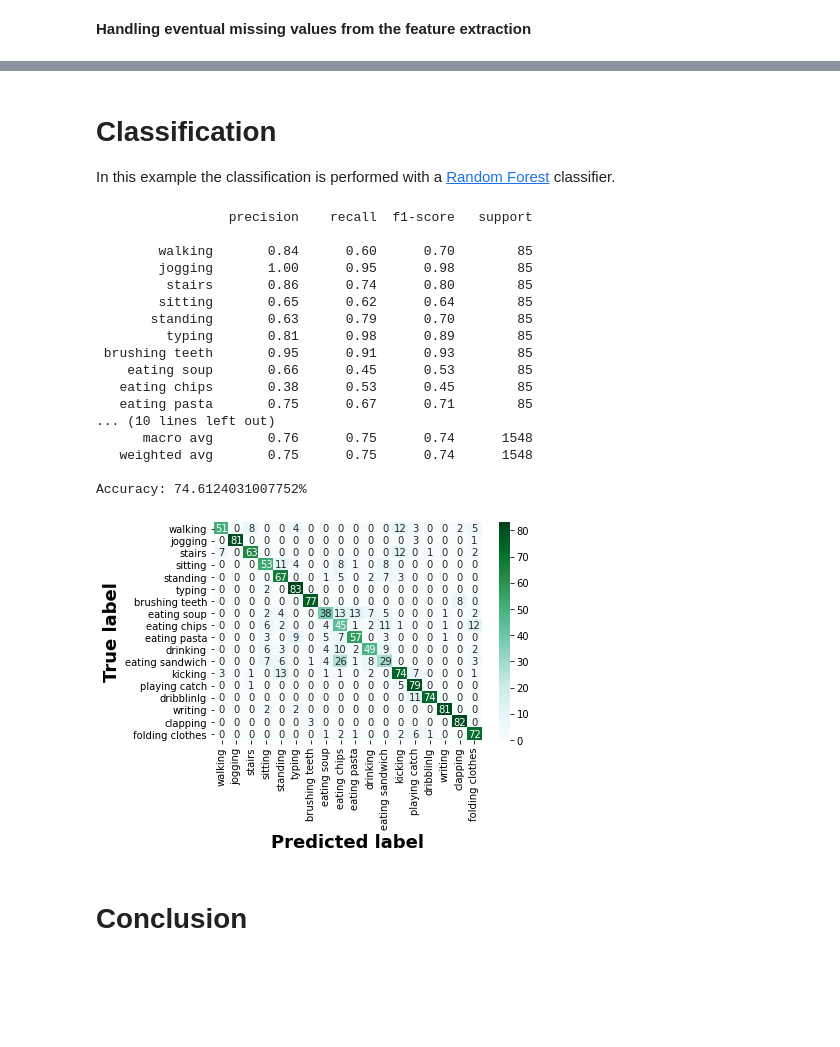
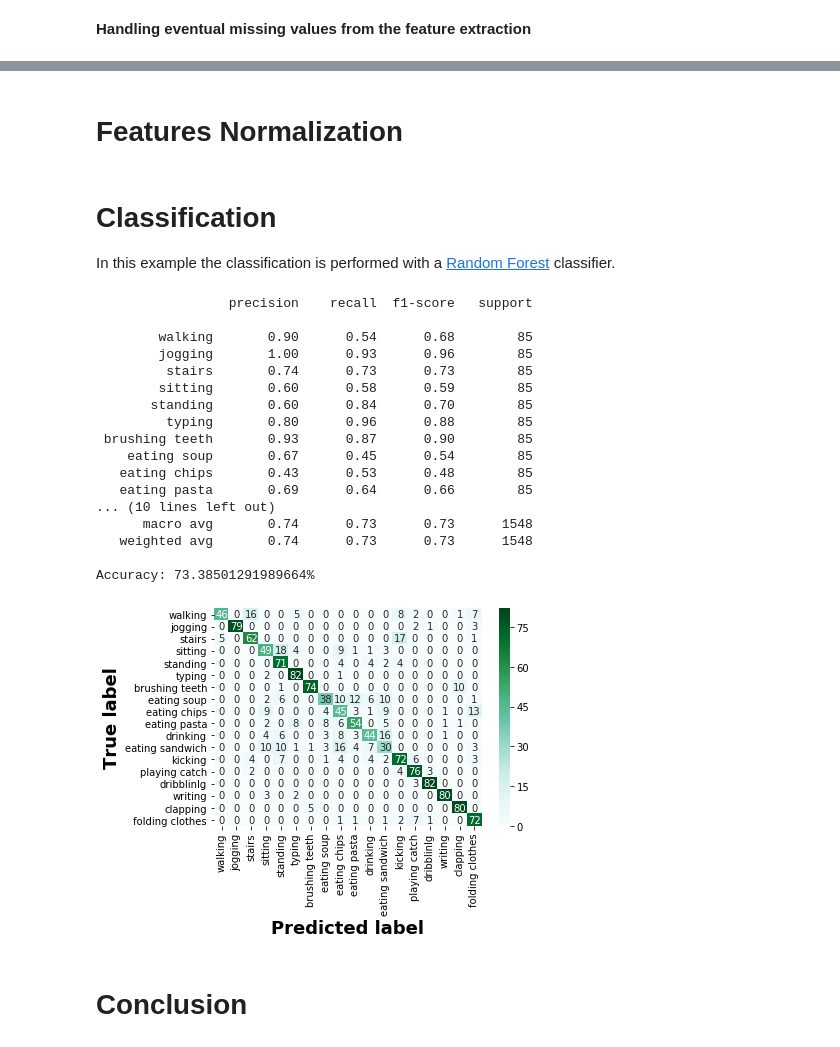
Before and after one commit to fraunhoferportugal/tsfel, a Jupyter notebook: notebooks/TSFEL_SMARTWATCH_HAR_Example.ipynb, the cells around one changed output, grey strips where cells are left out. Saved outputs shown, nothing was run; the diff lists cells and outputs as text; code cells hidden in the pictures; blank space fills up the shorter version.

```diff
--- a/notebooks/TSFEL_SMARTWATCH_HAR_Example.ipynb
+++ b/notebooks/TSFEL_SMARTWATCH_HAR_Example.ipynb
@@ -274,5 +228,0 @@ Highly correlated features: accx_Autocorrelation; accy_Autocorrelation; accz_Aut
-# %%
-ids_const_features = np.where(np.sum(np.diff(X_train, axis = 0), axis = 0) == 0)[0]
-
-X_train = X_train.drop(X_train.columns[ids_const_features], axis = 1)
-X_test = X_test.drop(X_test.columns[ids_const_features], axis = 1)
@@ -291,58 +239,64 @@ X_test.fillna(X_test.mean(), inplace = True)
-# %%
-x_train_mean = np.mean(np.array(X_train), axis = 0)
-x_train_std = np.std(np.array(X_train), axis = 0)
-X_train = (X_train-x_train_mean)/x_train_std
-X_test = (X_test-x_train_mean)/x_train_std
+# %%
+selector = VarianceThreshold()
+X_train = selector.fit_transform(X_train)
+X_test = selector.transform(X_test)
+# %% [markdown]
+# Features Normalization
+# %%
+min_max_scaler = preprocessing.MinMaxScaler()
+X_train = min_max_scaler.fit_transform(X_train)
+X_test = min_max_scaler.transform(X_test)
 # %% [markdown]
 # Classification
 
 In this example the classification is performed with a [Random Forest](https://scikit-learn.org/stable/modules/generated/sklearn.ensemble.RandomForestClassifier.html) classifier.
 # %%
-classifier = RandomForestClassifier()
+classifier = RandomForestClassifier(n_estimators = 20, min_samples_split=10)
+
 activities = ['walking', 'jogging', 'stairs', 'sitting', 'standing', 'typing',
               'brushing teeth', 'eating soup', 'eating chips', 'eating pasta',
               'drinking', 'eating sandwich', 'kicking', 'playing catch',
               'dribblinlg', 'writing', 'clapping', 'folding clothes']
 
 # Train The Classifier
 classifier.fit(X_train, y_train.ravel())
 
 # Predict Test Data
 y_predict = classifier.predict(X_test)
 
 # Get the Classification Report
 accuracy = accuracy_score(y_test, y_predict)*100
 print(classification_report(y_test, y_predict, target_names = activities))
 print('Accuracy: ' + str(accuracy) + '%')
 
 # Confusion Matrix
 cm = confusion_matrix(y_test, y_predict)
 df_cm = pd.DataFrame(cm, index=[i for i in activities], columns = [i for i in activities])
 plt.figure()
 ax = sns.heatmap(df_cm, cbar = True, cmap="BuGn", annot = True, fmt = 'd')
 plt.setp(ax.get_xticklabels(), rotation = 90)
 plt.ylabel('True label', fontweight = 'bold', fontsize = 18)
 plt.xlabel('Predicted label', fontweight = 'bold', fontsize = 18)
 plt.show()
 # %% [output]
                  precision    recall  f1-score   support
 
-        walking       0.84      0.60      0.70        85
-        jogging       1.00      0.95      0.98        85
-         stairs       0.86      0.74      0.80        85
-        sitting       0.65      0.62      0.64        85
-       standing       0.63      0.79      0.70        85
-         typing       0.81      0.98      0.89        85
- brushing teeth       0.95      0.91      0.93        85
-    eating soup       0.66      0.45      0.53        85
-   eating chips       0.38      0.53      0.45        85
-   eating pasta       0.75      0.67      0.71        85
+        walking       0.90      0.54      0.68        85
+        jogging       1.00      0.93      0.96        85
+         stairs       0.74      0.73      0.73        85
+        sitting       0.60      0.58      0.59        85
+       standing       0.60      0.84      0.70        85
+         typing       0.80      0.96      0.88        85
+ brushing teeth       0.93      0.87      0.90        85
+    eating soup       0.67      0.45      0.54        85
+   eating chips       0.43      0.53      0.48        85
+   eating pasta       0.69      0.64      0.66        85
 ... (10 lines left out)
-      macro avg       0.76      0.75      0.74      1548
-   weighted avg       0.75      0.75      0.74      1548
+      macro avg       0.74      0.73      0.73      1548
+   weighted avg       0.74      0.73      0.73      1548
 
-Accuracy: 74.6124031007752%
+Accuracy: 73.38501291989664%
-[figure, old version]
+[figure, new version]
 # %% [markdown]
 # Conclusion
 # %% [markdown]
```
Also changed, not shown: parts of 11 cells of this notebook, 3 other files.
